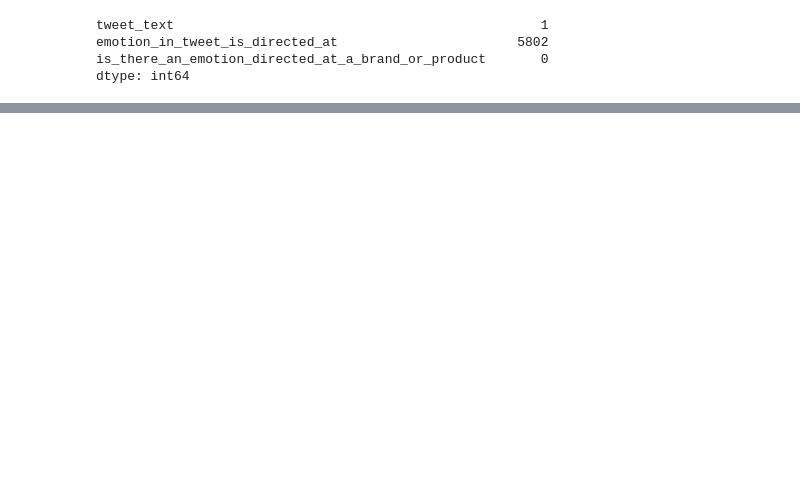
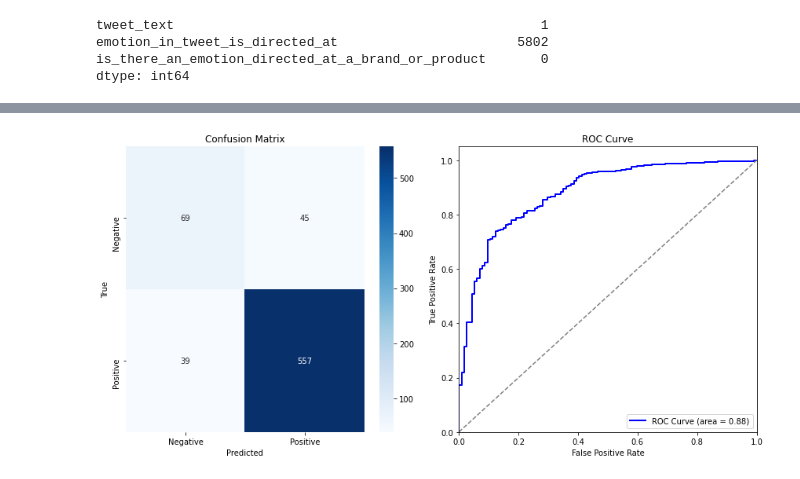
Before and after one commit to engige/NLP_Twitter_Sentiment_Analysis, a Jupyter notebook: notebooks/tabitha.ipynb, the cells around one changed output, grey strips where cells are left out. Drawn from its saved outputs; the diff is of its cells as text; code cells hidden in the pictures; blank space fills up the shorter version.

```diff
--- a/notebooks/tabitha.ipynb
+++ b/notebooks/tabitha.ipynb
@@ -49,0 +155,7 @@ tweet_data.shape
+# %%
+# Clean the data
+# Drop rows with missing tweet_text and drop the column 'emotion_in_tweet_is_directed_at' as it is not necessary for sentiment analysis
+cleaned_tweet_data = tweet_data.dropna(subset=['tweet_text']).drop(columns=['emotion_in_tweet_is_directed_at'])
+
+# Display the cleaned dataset for further inspection
+cleaned_tweet_data.head()
@@ -49,0 +310,44 @@ tweet_data.shape
+# %%
+import matplotlib.pyplot as plt
+import seaborn as sns
+from sklearn.metrics import confusion_matrix, roc_curve, roc_auc_score, auc
+from sklearn.preprocessing import label_binarize
+
+# Step 1: Confusion Matrix
+# Generate the confusion matrix
+cm = confusion_matrix(y_test, y_pred_best)
+
+# Step 2: AUC-ROC Curve
+# Logistic Regression gives decision function outputs (confidence scores) for calculating ROC
+y_proba = best_logreg.predict_proba(X_test_tfidf)[:, 1]  # Get probabilities for the positive class
+
+# Compute false positive rate, true positive rate and thresholds
+fpr, tpr, thresholds = roc_curve(y_test, y_proba)
+
+# Compute the AUC (Area Under the Curve)
+roc_auc = auc(fpr, tpr)
+
+# Step 3: Plot Confusion Matrix and ROC Curve on the Same Graph
+fig, ax = plt.subplots(1, 2, figsize=(12, 6))
+
+# Confusion Matrix Plot
+sns.heatmap(cm, annot=True, fmt="d", cmap="Blues", xticklabels=['Negative', 'Positive'], yticklabels=['Negative', 'Positive'], ax=ax[0])
+ax[0].set_title("Confusion Matrix")
+ax[0].set_xlabel("Predicted")
+ax[0].set_ylabel("True")
+
+# ROC Curve Plot
+ax[1].plot(fpr, tpr, color='blue', lw=2, label=f'ROC Curve (area = {roc_auc:.2f})')
+ax[1].plot([0, 1], [0, 1], color='gray', linestyle='--')  # Diagonal line for random guessing
+ax[1].set_xlim([0.0, 1.0])
+ax[1].set_ylim([0.0, 1.05])
+ax[1].set_title("ROC Curve")
+ax[1].set_xlabel("False Positive Rate")
+ax[1].set_ylabel("True Positive Rate")
+ax[1].legend(loc="lower right")
+
+# Show the plot
+plt.tight_layout()
+plt.show()
+# %% [output]
+[figure, added]
```
Also changed, not shown: parts of 17 cells of this notebook.
